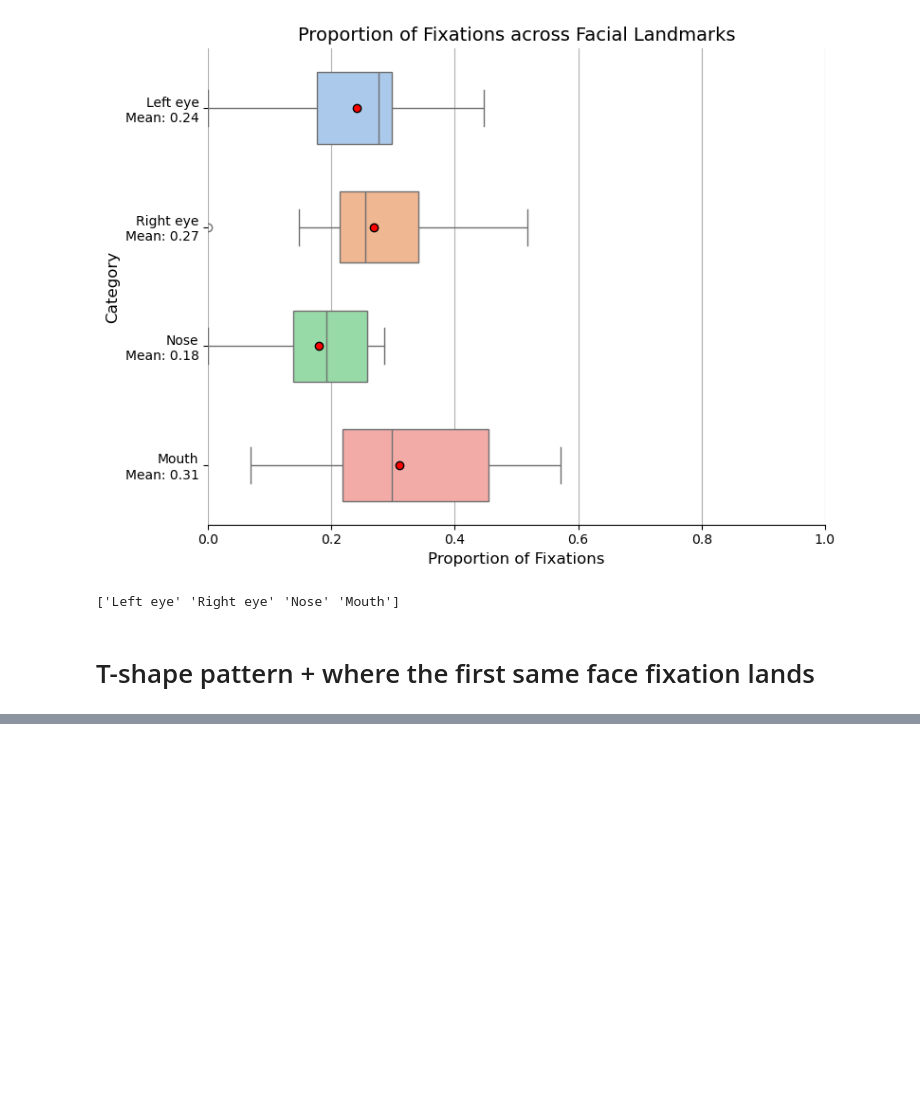
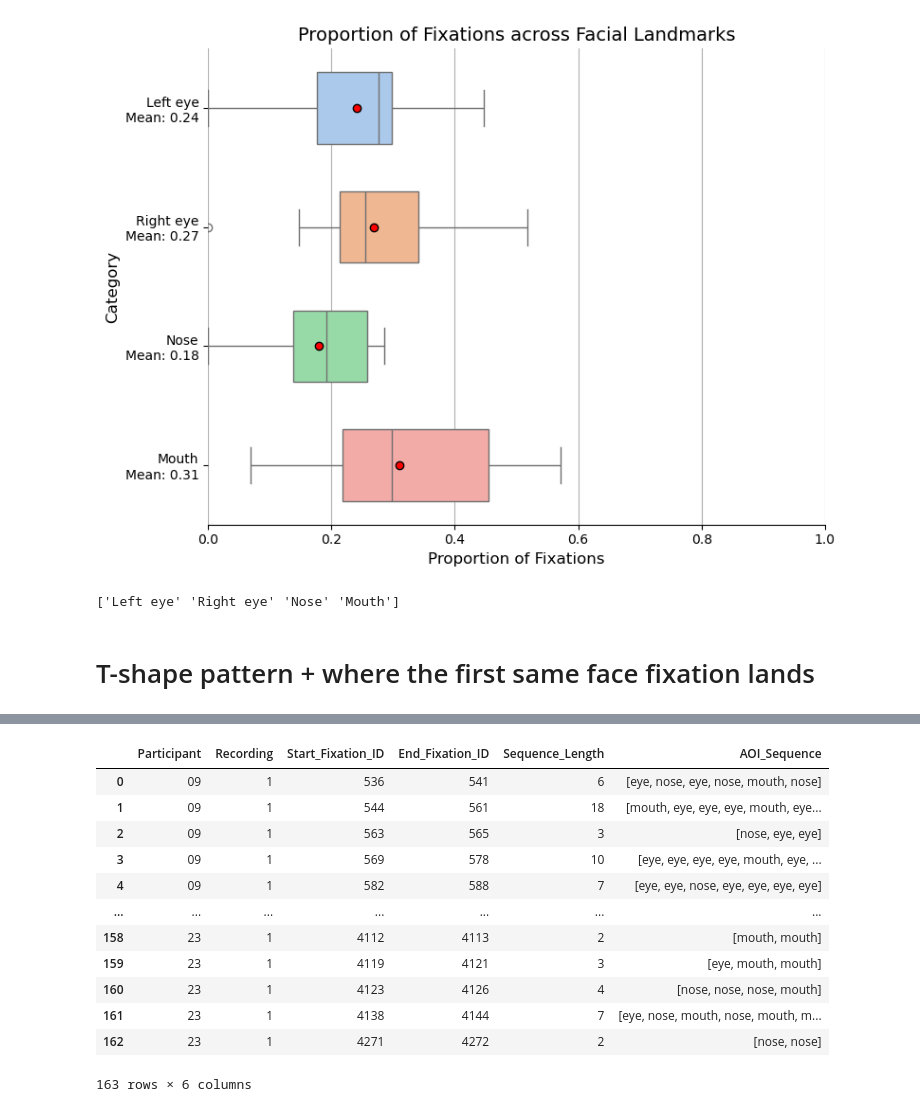
Before and after one commit to aliabugaga/Master-Thesis-Zaidan, a Jupyter notebook: face_landmarks_voronoi.ipynb, the cells around one changed output, grey strips where cells are left out. Drawn from its saved outputs; the diff is of its cells as text; code cells hidden in the pictures; blank space fills up the shorter version.

```diff
--- a/face_landmarks_voronoi.ipynb
+++ b/face_landmarks_voronoi.ipynb
@@ -1450,0 +1459,17 @@ if __name__ == "__main__":
+# %%
+pattern_df
+consec_df
+# %% [output]
+|  | Participant | Recording | Start_Fixation_ID | End_Fixation_ID | Sequence_Length | AOI_Sequence |
+| 0 | 09 | 1 | 536 | 541 | 6 | [eye, nose, eye, nose, mouth, nose] |
+| 1 | 09 | 1 | 544 | 561 | 18 | [mouth, eye, eye, eye, mouth, eye... |
+| 2 | 09 | 1 | 563 | 565 | 3 | [nose, eye, eye] |
+| 3 | 09 | 1 | 569 | 578 | 10 | [eye, eye, eye, eye, mouth, eye, ... |
+| 4 | 09 | 1 | 582 | 588 | 7 | [eye, eye, nose, eye, eye, eye, eye] |
+| ... | ... | ... | ... | ... | ... | ... |
+| 158 | 23 | 1 | 4112 | 4113 | 2 | [mouth, mouth] |
+| 159 | 23 | 1 | 4119 | 4121 | 3 | [eye, mouth, mouth] |
+| 160 | 23 | 1 | 4123 | 4126 | 4 | [nose, nose, nose, mouth] |
+| 161 | 23 | 1 | 4138 | 4144 | 7 | [eye, nose, mouth, nose, mouth, m... |
+| 162 | 23 | 1 | 4271 | 4272 | 2 | [nose, nose] |
+163 rows × 6 columns
```
Also changed, not shown: parts of 12 cells of this notebook.
